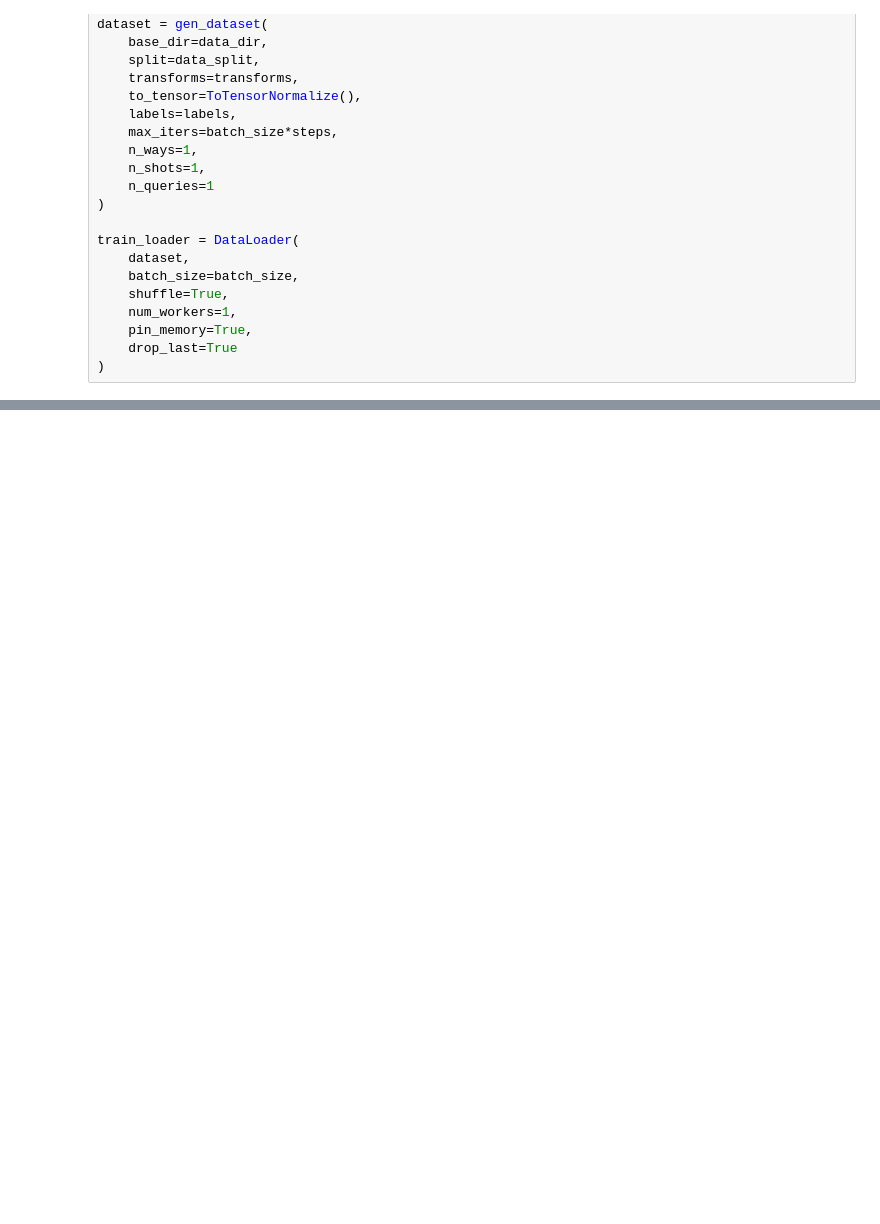
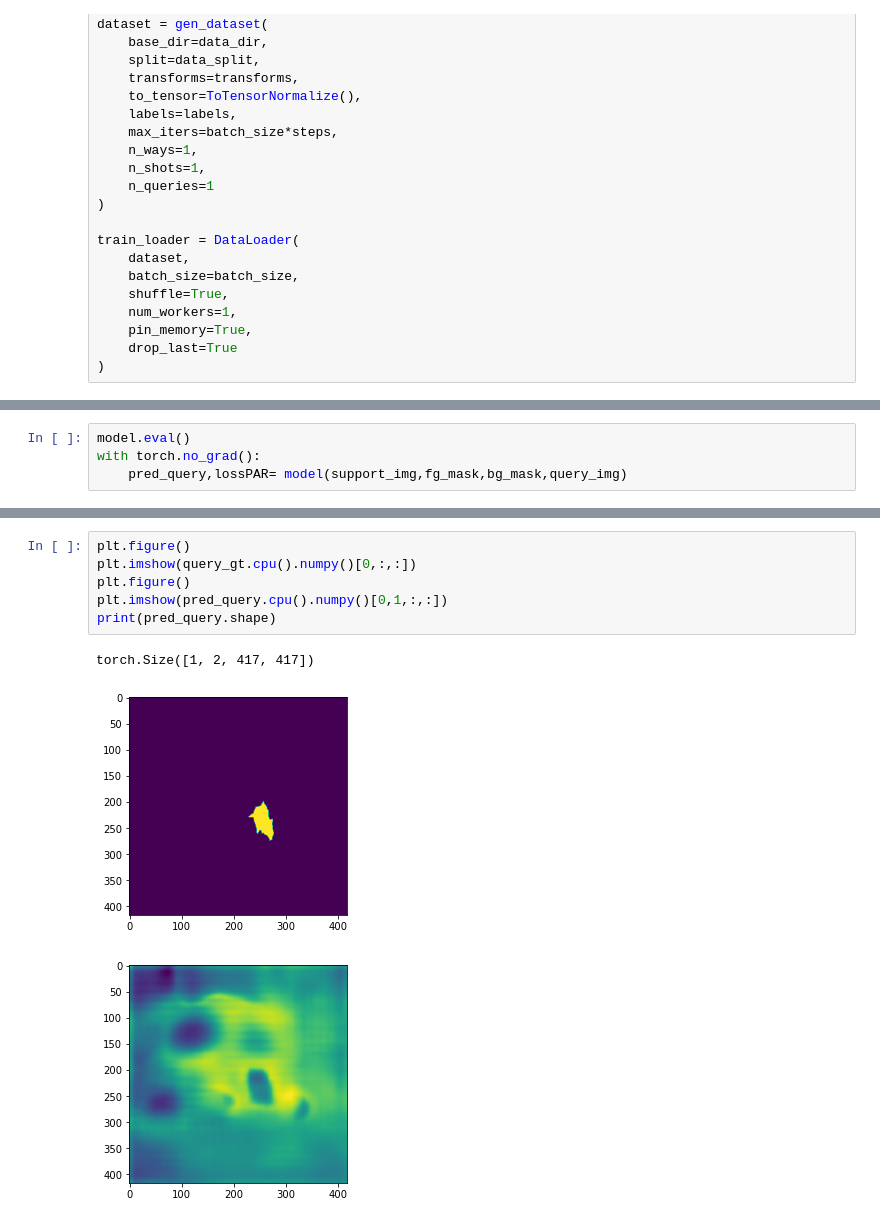
Before and after one commit to udayvarikuti/Few-Shot-Segmentation-Ablation-Study, a Jupyter notebook: panet/src/train_custom.ipynb, the cells around one changed output, grey strips where cells are left out. Saved outputs shown, nothing was run; the diff lists cells and outputs as text; blank space fills up the shorter version.

```diff
--- a/panet/src/train_custom.ipynb
+++ b/panet/src/train_custom.ipynb
@@ -138,0 +186,4 @@ RuntimeError: Can't call numpy() on Tensor that requires grad. Use tensor.detach
+# %%
+model.eval()
+with torch.no_grad():
+    pred_query,lossPAR= model(support_img,fg_mask,bg_mask,query_img)
@@ -138,0 +200,10 @@ RuntimeError: Can't call numpy() on Tensor that requires grad. Use tensor.detach
+# %%
+plt.figure()
+plt.imshow(query_gt.cpu().numpy()[0,:,:])
+plt.figure()
+plt.imshow(pred_query.cpu().numpy()[0,1,:,:])
+print(pred_query.shape)
+# %% [output]
+torch.Size([1, 2, 417, 417])
+[figure, added]
+[figure, added]
```
Also changed, not shown: parts of 9 cells of this notebook, 1 other file.
